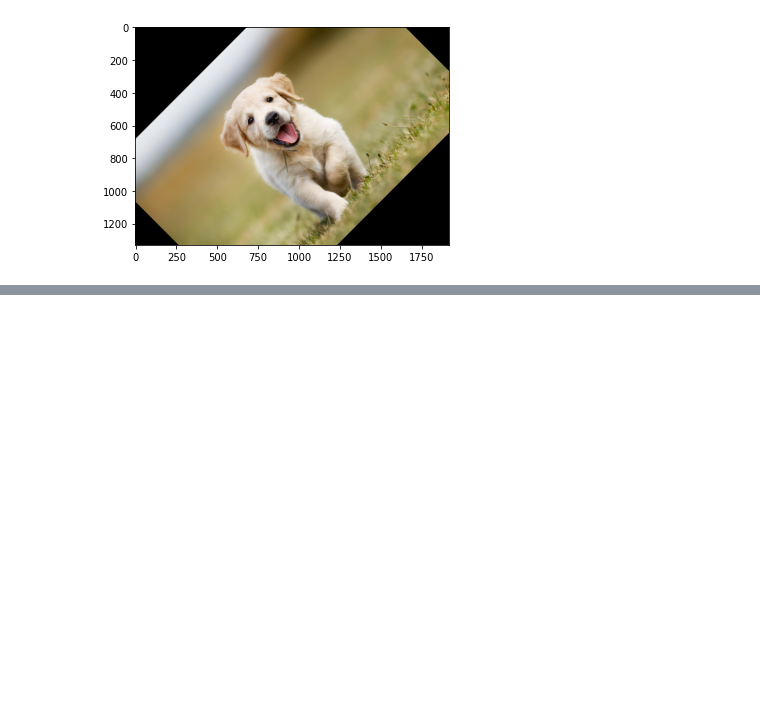
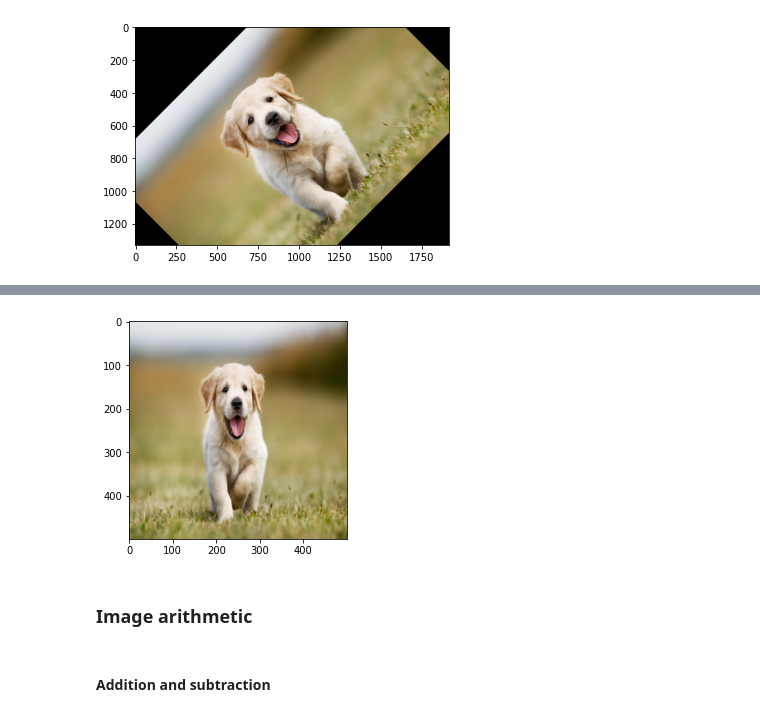
Before and after one commit to RohanGautam/intro-to-opencv-workshop, a Jupyter notebook: notebook/cv_workshop.ipynb, the cells around one changed output, grey strips where cells are left out. Saved outputs shown, nothing was run; the diff lists cells and outputs as text; code cells hidden in the pictures; blank space fills up the shorter version.

```diff
--- a/notebook/cv_workshop.ipynb
+++ b/notebook/cv_workshop.ipynb
@@ -289,0 +298,10 @@ show_cv_image(rotated)
+# %%
+# you'll have to write custom logic to preserve aspect ratios. Preserving them will be a self exploration exercise!
+resized = cv2.resize(image, (500, 500), interpolation = cv2.INTER_AREA)
+show_cv_image(resized)
+# %% [output]
+[figure, added]
+# %% [markdown]
+### Image arithmetic
+# %% [markdown]
+#### Addition and subtraction
```
Also changed, not shown: parts of 25 cells of this notebook, 1 other file.
